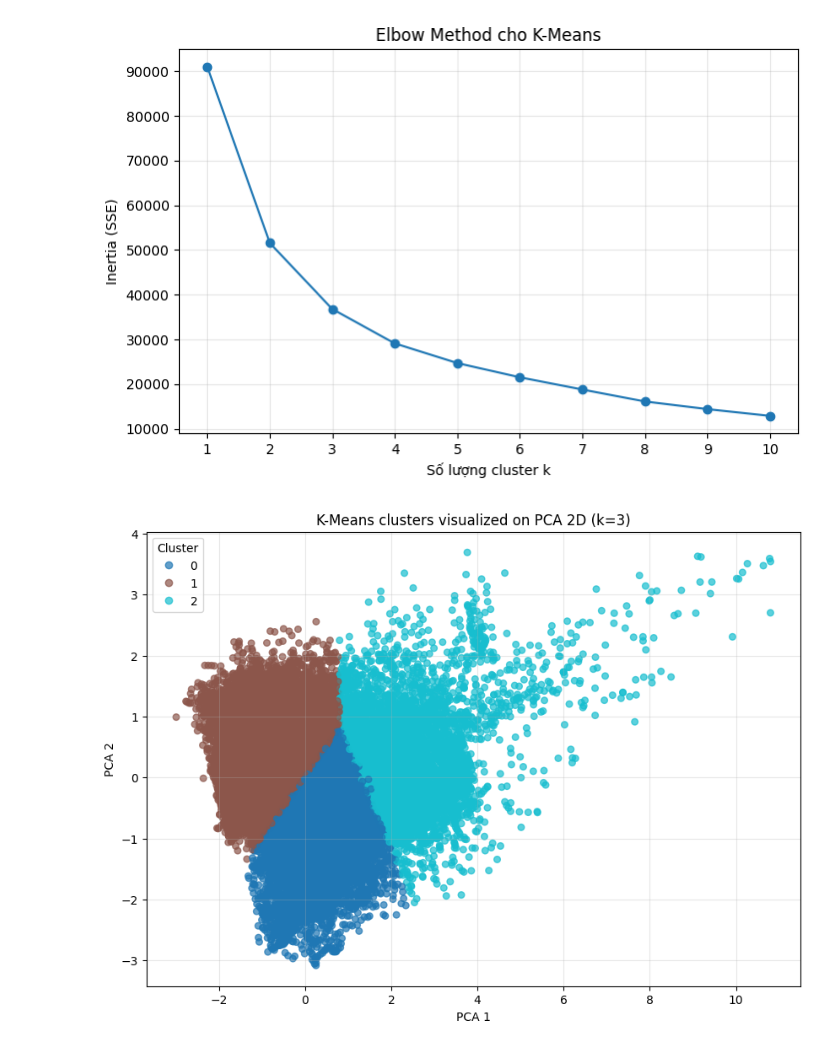
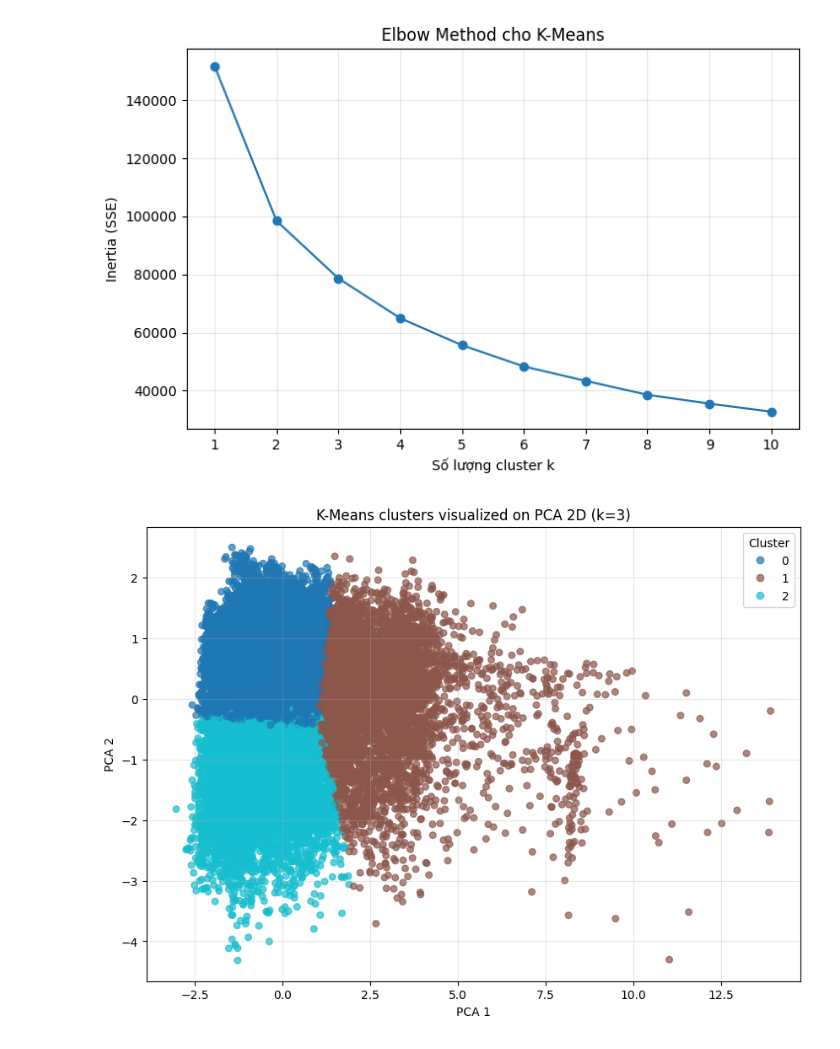
Before and after one commit to anh922006/air-quality-index-in-hanoi-, a Jupyter notebook: library_framework/Cluster.ipynb, the cells around one changed output. Saved outputs shown, nothing was run; the diff lists cells and outputs as text; code cells hidden in the pictures.

```diff
--- a/library_framework/Cluster.ipynb
+++ b/library_framework/Cluster.ipynb
@@ -25,7 +25,7 @@ except Exception as e:
 df['date'] = pd.to_datetime(df['date'], errors='coerce')
 
 # Chọn các đặc trưng số để clustering
-feature_cols = [c for c in ['aqi', 'pm25', 'temperature', 'humidity'] if c in df.columns]
+feature_cols = [c for c in ['aqi', 'pm25', 'pm10', 'temperature', 'relative_humidity'] if c in df.columns]
 X = df[feature_cols].dropna()
 
 # Chuẩn hóa trước khi clustering
@@ -79,44 +79,56 @@ print(cluster_centers.round(2))
 # Gắn nhãn cluster vào DataFrame gốc để phân tích mùa / giờ
 clustered_df = df.loc[X.index].copy()
 clustered_df['cluster'] = labels
-if 'date' in clustered_df.columns:
-    clustered_df['hour'] = clustered_df['date'].dt.hour
-    clustered_df['month'] = clustered_df['date'].dt.month
 
+# Sử dụng cột hour có sẵn nếu có
+if 'hour' in clustered_df.columns:
+    clustered_df['hour'] = clustered_df['hour']
+else:
+    if 'date' in clustered_df.columns:
+        clustered_df['hour'] = clustered_df['date'].dt.hour
+
+# Sử dụng cột month nếu có, hoặc trích xuất từ date
+if 'month' in clustered_df.columns:
+    clustered_df['month'] = clustered_df['month']
+else:
+    if 'date' in clustered_df.columns:
+        clustered_df['month'] = clustered_df['date'].dt.month
+
+SEASON_MAP = {0: 'Đông', 1: 'Xuân', 2: 'Hè', 3: 'Thu'}
 if 'season' in clustered_df.columns:
-    clustered_df['season_name'] = clustered_df['season']
+    clustered_df['season_name'] = clustered_df['season'].map(SEASON_MAP)
 elif 'month' in clustered_df.columns:
     clustered_df['season_name'] = pd.cut(
         clustered_df['month'],
         bins=[0, 3, 6, 9, 12],
-        labels=['Winter', 'Spring', 'Summer', 'Autumn'],
+        labels=['Đông', 'Xuân', 'Hè', 'Thu'],
         right=True
     )
 
 print('\nCluster size:')
 print(clustered_df['cluster'].value_counts().sort_index())
 
 if 'aqi' in clustered_df.columns:
     print('\nMean AQI by cluster:')
     print(clustered_df.groupby('cluster')['aqi'].mean().round(2))
 
 if 'season_name' in clustered_df.columns:
     print('\nCluster distribution by season:')
     print(clustered_df.groupby(['cluster', 'season_name']).size().unstack(fill_value=0))
 
 if 'hour' in clustered_df.columns:
     print('\nCluster distribution by hour:')
     hour_counts = clustered_df.groupby(['cluster', 'hour']).size().unstack(fill_value=0)
     print(hour_counts)
     top_hours = hour_counts.idxmax(axis=1)
     print('\nHour with most members in each cluster:')
     print(top_hours)
 
 if 'aqi' in clustered_df.columns:
     aqi_cluster = clustered_df.groupby('cluster')['aqi'].mean().sort_values(ascending=False)
     print('\nClusters ranked by mean AQI:')
     print(aqi_cluster.round(2))
 # %% [output]
-[figure, old version]
+[figure, new version]
-[figure, old version]
+[figure, new version]
 Cluster centroids (original scale):
```
Also changed, not shown: parts of 2 cells of this notebook, 1 other file.
